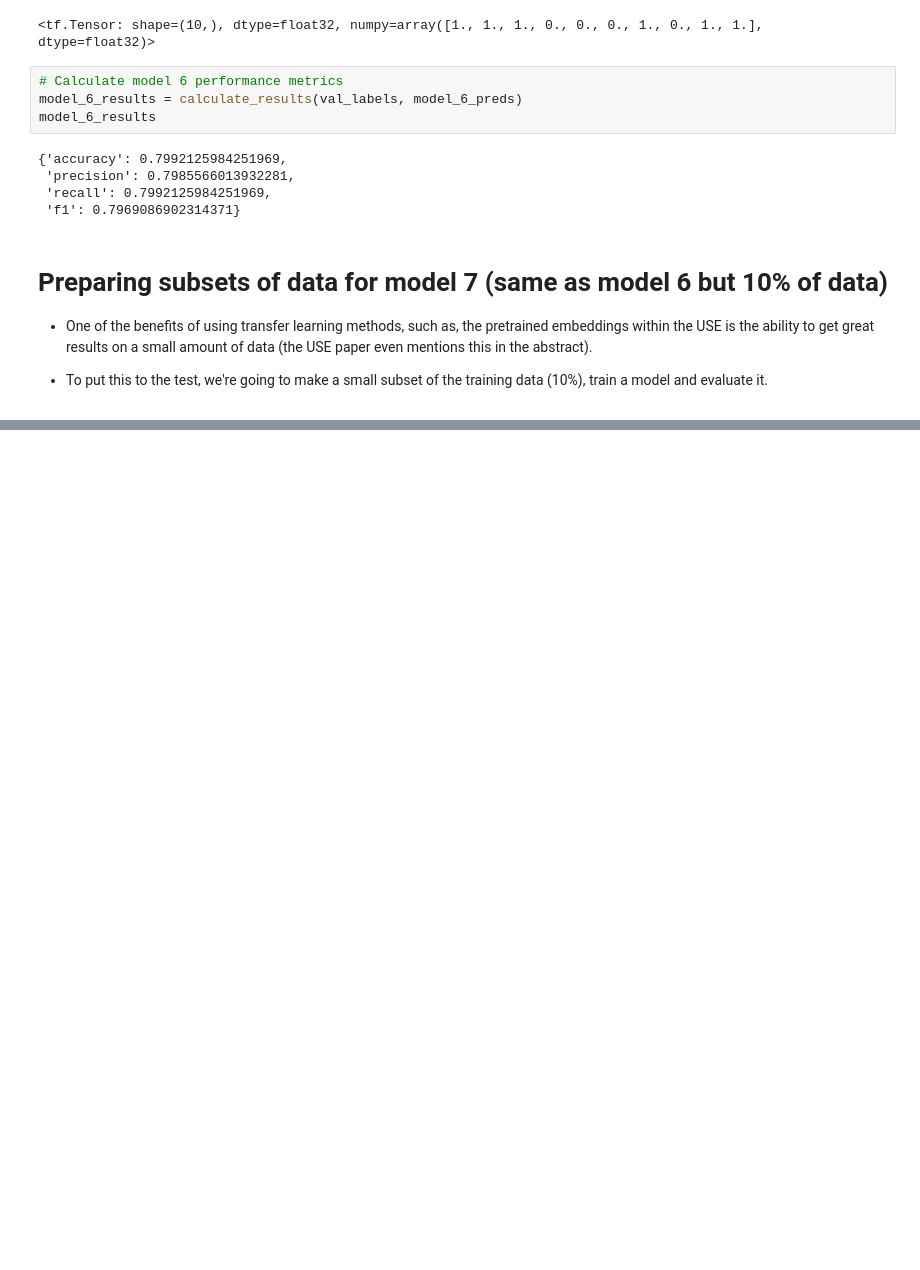
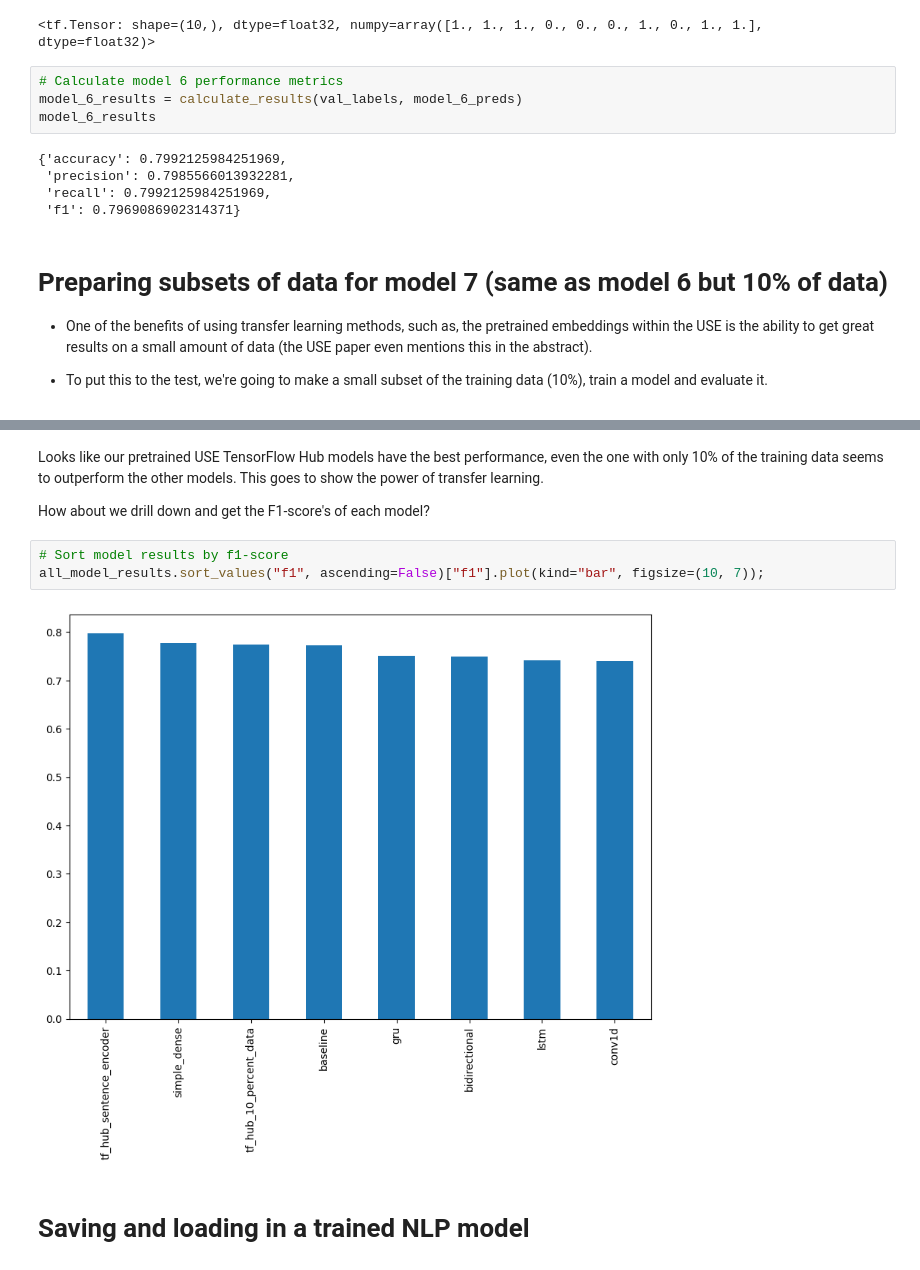
Before and after one commit to nripstein/Learning-Tensorflow, a Jupyter notebook: NLP.ipynb, the cells around one changed output, grey strips where cells are left out. Drawn from its saved outputs; the diff is of its cells as text; blank space fills up the shorter version.

Commit message:
Finished learning NLP

```diff
--- a/NLP.ipynb
+++ b/NLP.ipynb
@@ -1079,0 +1208,11 @@ model_6_results
+# %% [markdown]
+Looks like our pretrained USE TensorFlow Hub models have the best performance, even the one with only 10% of the training data seems to outperform the other models. This goes to show the power of transfer learning.
+
+How about we drill down and get the F1-score's of each model?
+# %%
+# Sort model results by f1-score
+all_model_results.sort_values("f1", ascending=False)["f1"].plot(kind="bar", figsize=(10, 7));
+# %% [output]
+[figure, added]
+# %% [markdown]
+# Saving and loading in a trained NLP model
```
Also changed, not shown: parts of 40 cells of this notebook.
